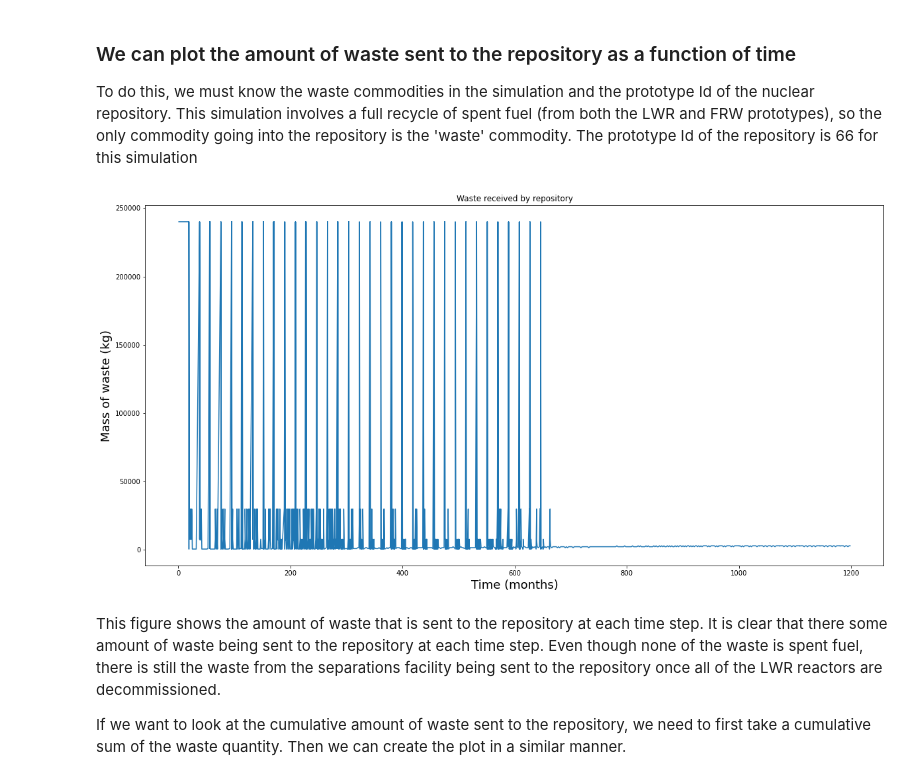
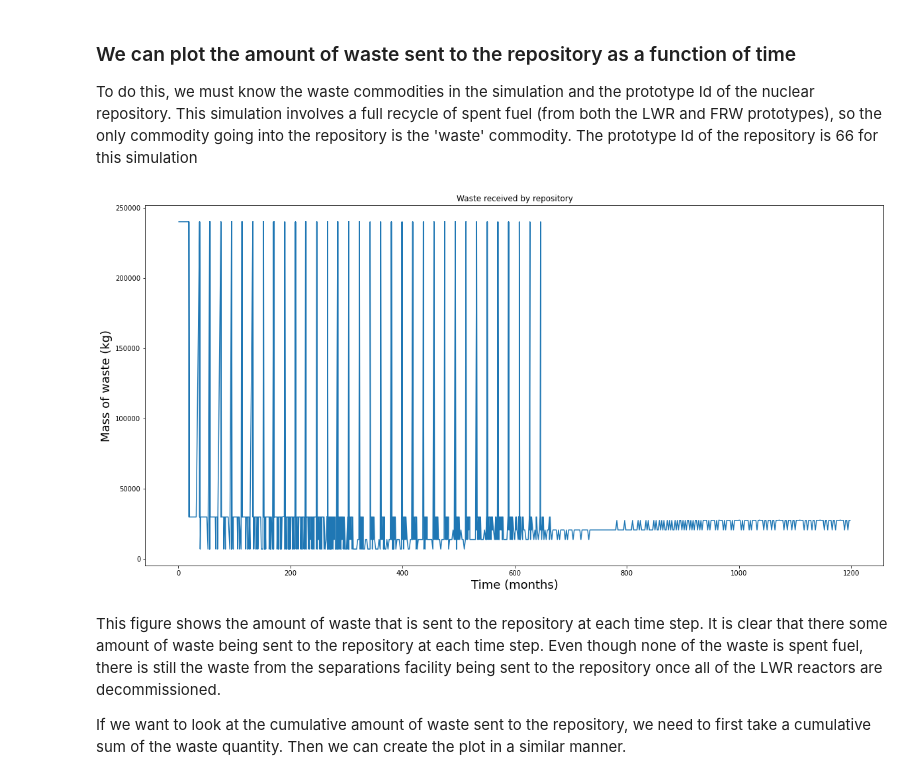
Before and after one commit to cyclus/cymetric, a Jupyter notebook: examples/materials_transactions.ipynb, the cells around one changed output. Saved outputs shown, nothing was run; the diff lists cells and outputs as text; code cells hidden in the pictures.

```diff
--- a/examples/materials_transactions.ipynb
+++ b/examples/materials_transactions.ipynb
@@ -39,20 +40,20 @@ Simulation ID: cece9d1c-a5d2-4965-8669-3cd30e46d925
 # %%
-db = cym.dbopen('recycle.sqlite')
-evaler = cym.Evaluator(db)
-transactions = evaler.eval('TransactionQuantity')
+db = cym.tools.dbopen('recycle.sqlite')
+evaler = cym.Evaluator(db, write=False)
+transactions = evaler.eval('TransactionQuantity').sort_values(by='TimeCreated')
 transactions = transactions.rename(columns={'TimeCreated':'Time'})
 # %% [markdown]
 ### We can plot the amount of waste sent to the repository as a function of time
 
 To do this, we must know the waste commodities in the simulation and the prototype Id of the nuclear repository. This simulation involves a full recycle of spent fuel (from both the LWR and FRW prototypes), so the only commodity going into the repository is the 'waste' commodity. The prototype Id of the repository is 66 for this simulation
 # %%
-waste = transactions.loc[tq['Commodity'] == 'waste'].sort_values(by='Time') #find transactions that involve waste
+waste = transactions.loc[transactions['Commodity'] == 'waste']#find transactions that involve waste
 waste[['Time','Quantity']].plot(x = 'Time', figsize=(20,10), legend=False)
 plt.xlabel('Time (months)',fontsize=18); plt.ylabel('Mass of waste (kg)',fontsize=18)
 plt.title('Waste received by repository')
-plt.savefig('materials_waste.png')
+plt.savefig('waste.png')
 # %% [output]
-[figure, old version]
+[figure, new version]
 # %% [markdown]
 This figure shows the amount of waste that is sent to the repository at each time step. It is clear that there some amount of waste being sent to the repository at each time step. Even though none of the waste is spent fuel, there is still the waste from the separations facility being sent to the repository once all of the LWR reactors are decommissioned.
 
```
Also changed, not shown: parts of 9 cells of this notebook, 1 other file.
